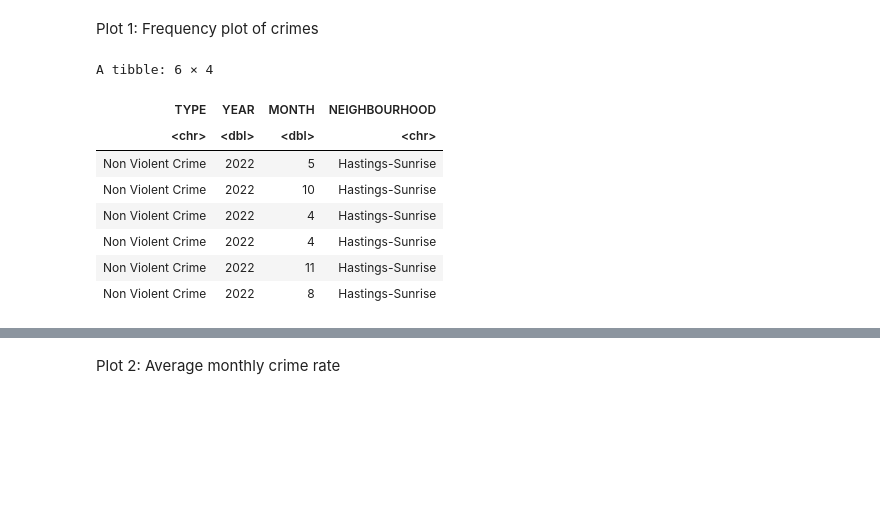
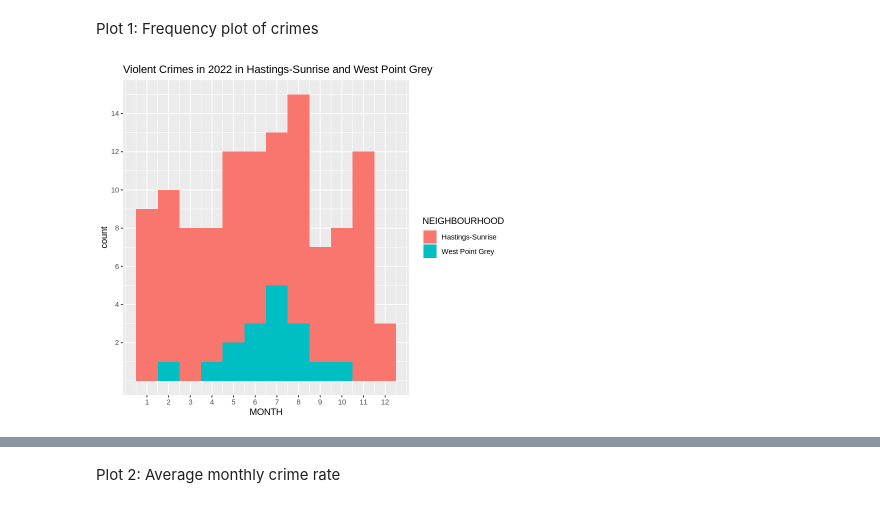
Before and after one commit to Carson-Lu/stat201project-Group27, a Jupyter notebook: proposal.ipynb, the cells around one changed output, grey strips where cells are left out. Drawn from its saved outputs; the diff is of its cells as text; code cells hidden in the pictures; blank space fills up the shorter version.

Commit message:
Plots completed

```diff
--- a/proposal.ipynb
+++ b/proposal.ipynb
@@ -99,7 +99,8 @@ Table 1: combined crimes dataset
 # %%
 # removing unwanted columns from the dataset
 crimes_cleaned <-  crimes |>
-    select(TYPE, YEAR, MONTH, NEIGHBOURHOOD)
+    select(TYPE, YEAR, MONTH, NEIGHBOURHOOD) |>
+    filter(!is.na(TYPE))
 
 head(crimes_cleaned)
 # %% [output]
@@ -140,14 +141,14 @@ vcrimes_vs_allcrimes |>
 # %% [markdown]
 Plot 1: Frequency plot of crimes
 # %%
-# vcrimes <- vcrimes_vs_allcrimes
+# Histogram of violent crimes plot in 2022
+vcrimes_vs_allcrimes |>
+    filter(TYPE == "Violent Crime") |>
+    filter(YEAR == 2022) |>
+    ggplot() +
+    geom_histogram(aes(x = MONTH, fill = NEIGHBOURHOOD), bins = 12) +
+    ggtitle("Violent Crimes in 2022 in Hastings-Sunrise and West Point Grey") +
+    scale_x_continuous(breaks = c(1, 2, 3, 4, 5, 6, 7, 8, 9, 10, 11, 12)) +
+    scale_y_continuous(breaks = c(2, 4, 6, 8, 10, 12, 14, 16, 18))
 # %% [output]
-A tibble: 6 × 4
-| TYPE | YEAR | MONTH | NEIGHBOURHOOD |
-| <chr> | <dbl> | <dbl> | <chr> |
-| Non Violent Crime | 2022 | 5 | Hastings-Sunrise |
-| Non Violent Crime | 2022 | 10 | Hastings-Sunrise |
-| Non Violent Crime | 2022 | 4 | Hastings-Sunrise |
-| Non Violent Crime | 2022 | 4 | Hastings-Sunrise |
-| Non Violent Crime | 2022 | 11 | Hastings-Sunrise |
-| Non Violent Crime | 2022 | 8 | Hastings-Sunrise |
+[figure, added]
```
Also changed, not shown: parts of 5 cells of this notebook.
